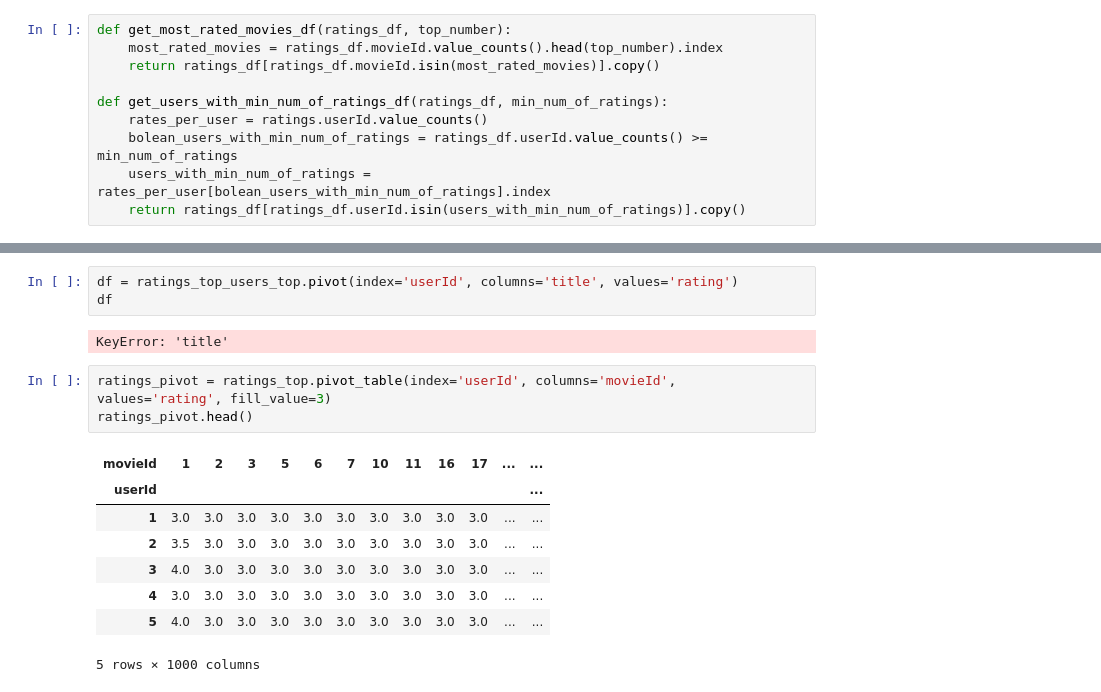
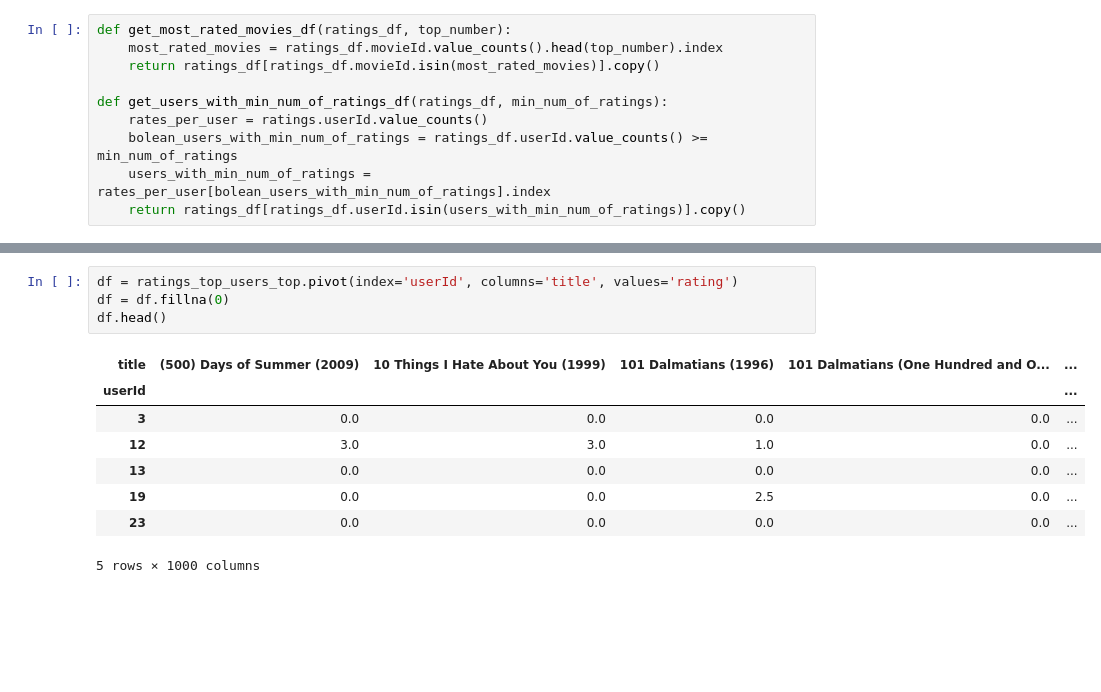
Before and after one commit to joaquim-oliveira-neto/rogue, a Jupyter notebook: notebooks/berns-model-collaborative.ipynb, the cells around one changed output, grey strips where cells are left out. Saved outputs shown, nothing was run; the diff lists cells and outputs as text; blank space fills up the shorter version.

```diff
--- a/notebooks/berns-model-collaborative.ipynb
+++ b/notebooks/berns-model-collaborative.ipynb
@@ -749,17 +793,13 @@ ratings_top_users_top
 # %%
 df = ratings_top_users_top.pivot(index='userId', columns='title', values='rating')
-df
+df = df.fillna(0)
+df.head()
 # %% [output]
+| title | (500) Days of Summer (2009) | 10 Things I Hate About You (1999) | 101 Dalmatians (1996) | 101 Dalmatians (One Hundred and O... | ... |
+| userId |  |  |  |  | ... |
+| 3 | 0.0 | 0.0 | 0.0 | 0.0 | ... |
+| 12 | 3.0 | 3.0 | 1.0 | 0.0 | ... |
+| 13 | 0.0 | 0.0 | 0.0 | 0.0 | ... |
+| 19 | 0.0 | 0.0 | 2.5 | 0.0 | ... |
+| 23 | 0.0 | 0.0 | 0.0 | 0.0 | ... |
-KeyError: 'title'
+5 rows × 1000 columns
-# %%
-ratings_pivot = ratings_top.pivot_table(index='userId', columns='movieId', values='rating', fill_value=3)
-ratings_pivot.head()
-# %% [output]
-| movieId | 1 | 2 | 3 | 5 | 6 | 7 | 10 | 11 | 16 | 17 | ... | ... |
-| userId |  |  |  |  |  |  |  |  |  |  |  | ... |
-| 1 | 3.0 | 3.0 | 3.0 | 3.0 | 3.0 | 3.0 | 3.0 | 3.0 | 3.0 | 3.0 | ... | ... |
-| 2 | 3.5 | 3.0 | 3.0 | 3.0 | 3.0 | 3.0 | 3.0 | 3.0 | 3.0 | 3.0 | ... | ... |
-| 3 | 4.0 | 3.0 | 3.0 | 3.0 | 3.0 | 3.0 | 3.0 | 3.0 | 3.0 | 3.0 | ... | ... |
-| 4 | 3.0 | 3.0 | 3.0 | 3.0 | 3.0 | 3.0 | 3.0 | 3.0 | 3.0 | 3.0 | ... | ... |
-| 5 | 4.0 | 3.0 | 3.0 | 3.0 | 3.0 | 3.0 | 3.0 | 3.0 | 3.0 | 3.0 | ... | ... |
-5 rows × 1000 columns
```
Also changed, not shown: parts of 19 cells of this notebook.
